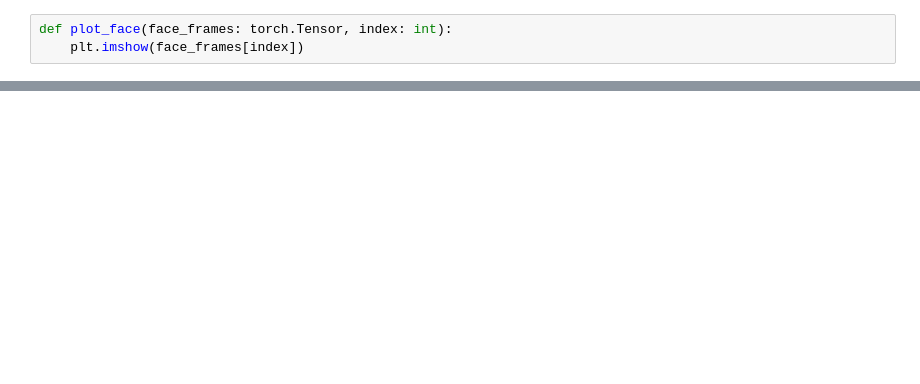
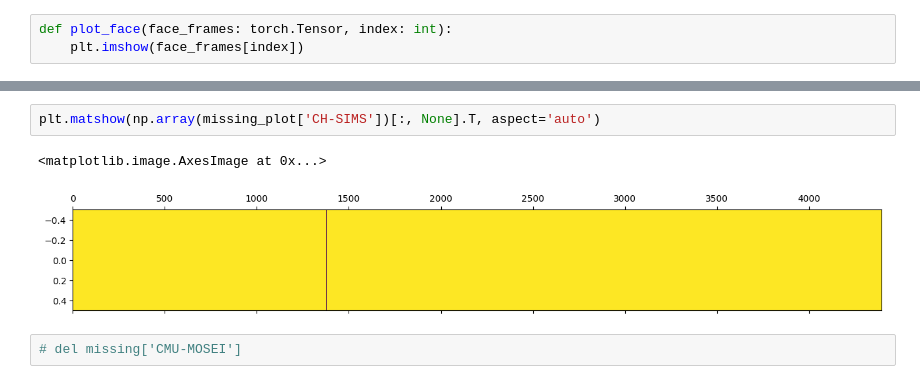
Before and after one commit to kdonbekci/multimodal_multilingual, a Jupyter notebook: Dataset Preparation.ipynb, the cells around one changed output, grey strips where cells are left out. Saved outputs shown, nothing was run; the diff lists cells and outputs as text; blank space fills up the shorter version.

```diff
--- a/Dataset Preparation.ipynb
+++ b/Dataset Preparation.ipynb
@@ -468,0 +300,7 @@ KeyboardInterrupt
+# %%
+plt.matshow(np.array(missing_plot['CH-SIMS'])[:, None].T, aspect='auto')
+# %% [output]
+<matplotlib.image.AxesImage at 0x...>
+[figure, added]
+# %%
+# del missing['CMU-MOSEI']
```
Also changed, not shown: parts of 20 cells of this notebook, 5 other files.
